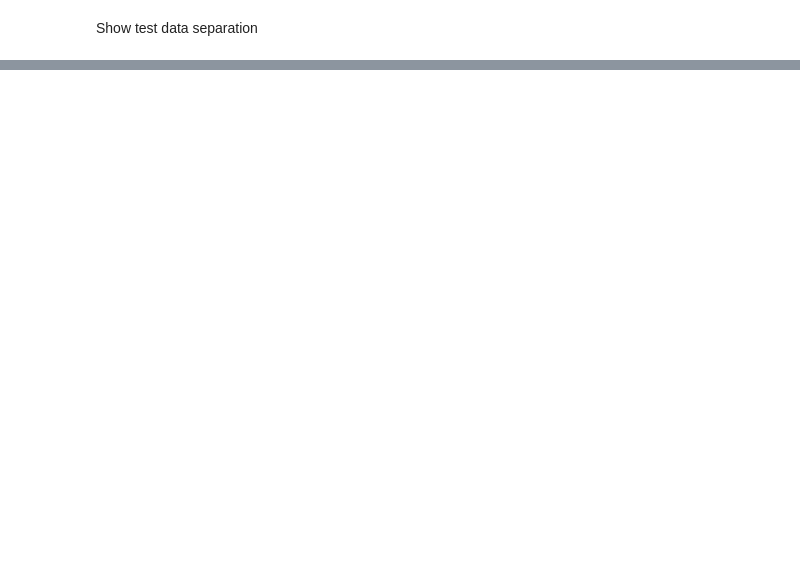
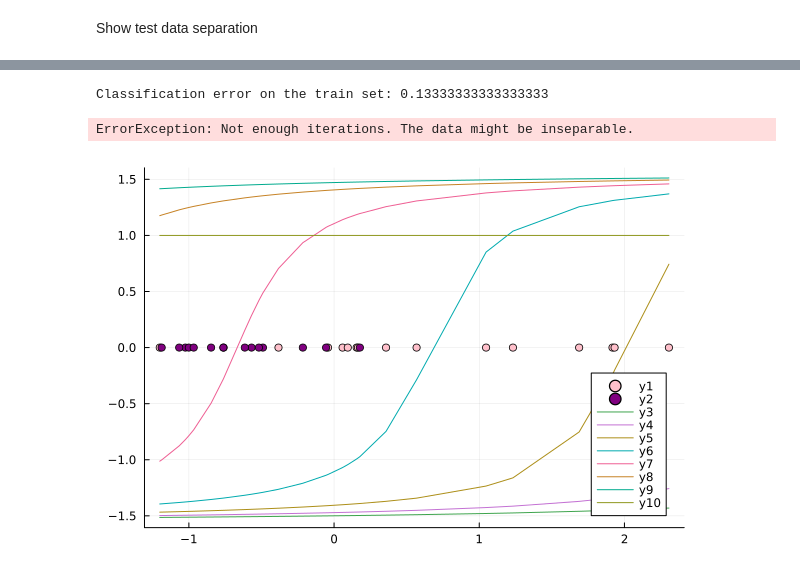
Before and after one commit to B0B36JUL-FinalProjects-2022/Projekt_korladia, a Jupyter notebook: examples/example.ipynb, the cells around one changed output, grey strips where cells are left out. Cells and saved outputs as stored; diff of their text form; code cells hidden in the pictures; blank space fills up the shorter version.

```diff
--- a/examples/example.ipynb
+++ b/examples/example.ipynb
@@ -131,0 +165,31 @@ plot(p1, p2,layout=(2,1), legend=false)
+# %%
+#AC, MN, KP, YT
+# Best: DH, YT
+imgs, lbls, letter_counts = create_work_set(alphabet, images, labels, letters = "AC");
+imgs_trn, lbls_trn, imgs_tst, lbls_tst = crossval(imgs, lbls, letter_counts);
+
+x_trn = compute_measurements(imgs_trn, meas_type = method1)
+y_trn = compute_measurements(imgs_trn, meas_type = method2)
+x_tst = compute_measurements(imgs_tst, meas_type = method1)
+y_tst = compute_measurements(imgs_tst, meas_type = method2)
+
+# Create matrices of all the measurments
+X_trn_2 = vcat(x_trn',y_trn')
+X_trn_1 = reshape(x_trn, 1, size(x_trn)[1])
+X_tst_2 = vcat(x_tst',y_tst')
+X_tst_1 = reshape(x_tst, 1, size(x_tst)[1])
+
+# Prepare the data
+X_trn_1 = add_padding(X_trn_1, position="under")
+X_trn_2 = add_padding(X_trn_2)
+lbls_trn = flip_lbls(lbls_trn)
+X_tst_1 = add_padding(X_tst_1, position="under")
+X_tst_2 = add_padding(X_tst_2)
+lbls_tst = flip_lbls(lbls_tst)
+
+
+# Show data inseparability
+x1 = x_tst[1:size(x_trn)[1]÷2]
+x2 = x_tst[size(x_trn)[1]÷2+1:end]
+plot(x1,zeros(15),seriestype=:scatter, color=:pink)
+plot!(x2,zeros(15),seriestype=:scatter, color=:purple)
@@ -131,0 +198,38 @@ plot(p1, p2,layout=(2,1), legend=false)
+# %%
+# Logreg
+w_init = [-4.0,-1.0]
+res = logistic_loss(X_trn_1,lbls_trn,w_init)
+w,wt,Et = logistic_loss_gradient_descent(X_trn_1,lbls_trn,w_init)
+res_lbl = classification(X_trn_1, w, "logreg")
+err = compute_error(res_lbl, lbls_trn)
+# println(lbls_trn)
+# println(res_lbl)
+println("Classification error on the train set: $(err)")
+# %% [output]
+Classification error on the train set: 0.13333333333333333
+# %%
+# Kozinec
+alpha_k = kozinec(X_trn_1, lbls_trn)
+res_koz = classification(X_trn_1, alpha_k,"kozinec")
+alpha_p = kozinec(X_trn_1, lbls_trn, alg=Perceptron())
+res_per = classification(X_tst_1, alpha_k,"kozinec")
+err_k = compute_error(res_koz, lbls_trn)
+err_p = compute_error(res_per, lbls_tst)
+# %% [output]
+ErrorException: Not enough iterations. The data might be inseparable.
+# %%
+dims=7
+m2 = Arctan()
+a = collect(dimension_lifting(x_trn, dims=dims, lifter = m2))
+a = reduce(vcat,transpose.(a))
+b = collect(dimension_lifting(x_tst,dims=dims, lifter = m2))
+b = reduce(vcat,transpose.(b))
+x1 = x_trn[1:size(x_trn)[1]÷2]
+x2 = x_trn[size(x_trn)[1]÷2+1:end]
+p1 = plot(x1,zeros(15),seriestype=:scatter, color=:pink)
+p1 = plot(p1, x2,zeros(15),seriestype=:scatter, color=:purple)
+indices = sortperm(x_trn)
+x_n = x_trn[indices]
+p1 = plot(p1,x_n,a[:,1:end])
+# %% [output]
+[figure, added]
```
Also changed, not shown: parts of 16 cells of this notebook, 1 other file.
